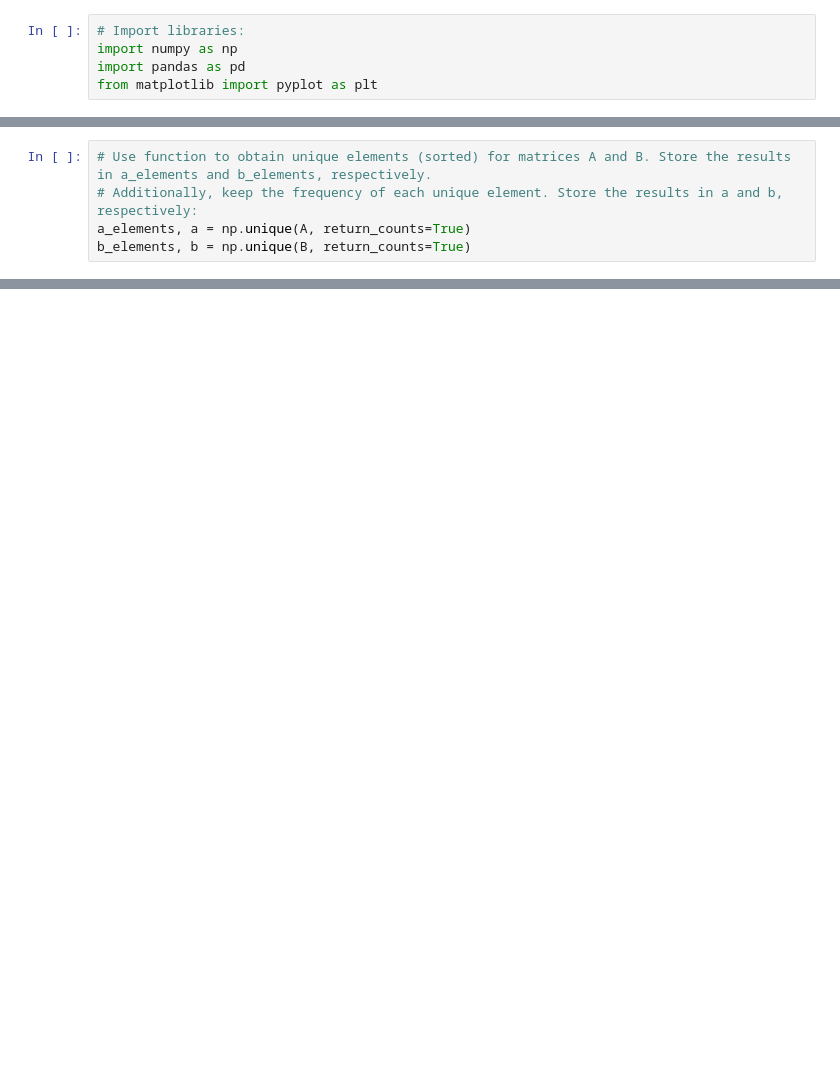
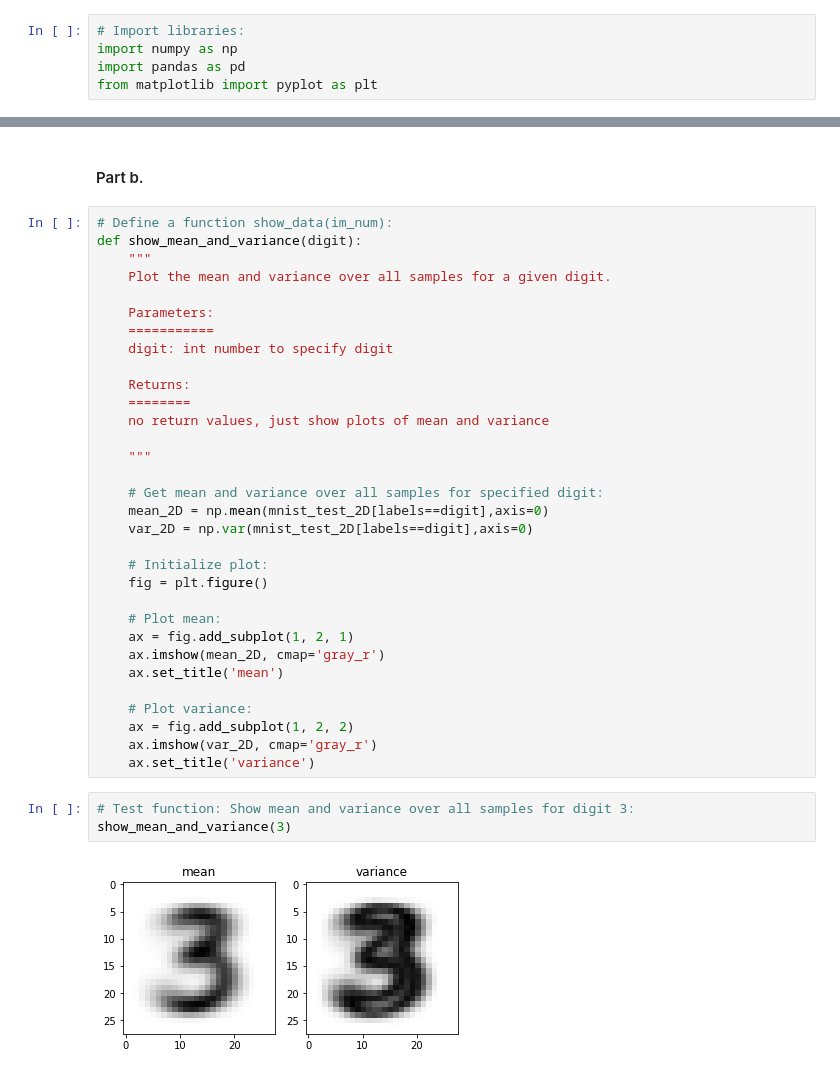
Before and after one commit to MarcoLandtHayen/exercises_patt_recog, a Jupyter notebook: notebooks/python/Practice_Sheet_2.ipynb, the cells around one changed output, grey strips where cells are left out. Saved outputs shown, nothing was run; the diff lists cells and outputs as text; blank space fills up the shorter version.

Commit message:
Continue working on 2nd practical exercise, add parts a and b

```diff
--- a/notebooks/python/Practice_Sheet_2.ipynb
+++ b/notebooks/python/Practice_Sheet_2.ipynb
@@ -77,5 +34,0 @@ element in $A$ ($B$).
-# %%
-# Use function to obtain unique elements (sorted) for matrices A and B. Store the results in a_elements and b_elements, respectively.
-# Additionally, keep the frequency of each unique element. Store the results in a and b, respectively:
-a_elements, a = np.unique(A, return_counts=True)
-b_elements, b = np.unique(B, return_counts=True)
@@ -190,0 +106,39 @@ print(np.round(np.sum(((b_elements > -3*sigma) & (b_elements < 3*sigma)) * b_nor
+# %% [markdown]
+#### Part b.
+# %%
+# Define a function show_data(im_num):
+def show_mean_and_variance(digit):
+    """
+    Plot the mean and variance over all samples for a given digit.
+
+    Parameters:
+    ===========
+    digit: int number to specify digit
+
+    Returns:
+    ========
+    no return values, just show plots of mean and variance
+
+    """
+
+    # Get mean and variance over all samples for specified digit:
+    mean_2D = np.mean(mnist_test_2D[labels==digit],axis=0)
+    var_2D = np.var(mnist_test_2D[labels==digit],axis=0)
+
+    # Initialize plot:
+    fig = plt.figure()
+
+    # Plot mean:
+    ax = fig.add_subplot(1, 2, 1)
+    ax.imshow(mean_2D, cmap='gray_r')
+    ax.set_title('mean')
+
+    # Plot variance:
+    ax = fig.add_subplot(1, 2, 2)
+    ax.imshow(var_2D, cmap='gray_r')
+    ax.set_title('variance')
+# %%
+# Test function: Show mean and variance over all samples for digit 3:
+show_mean_and_variance(3)
+# %% [output]
+[figure, added]
```
Also changed, not shown: parts of 20 cells of this notebook.
